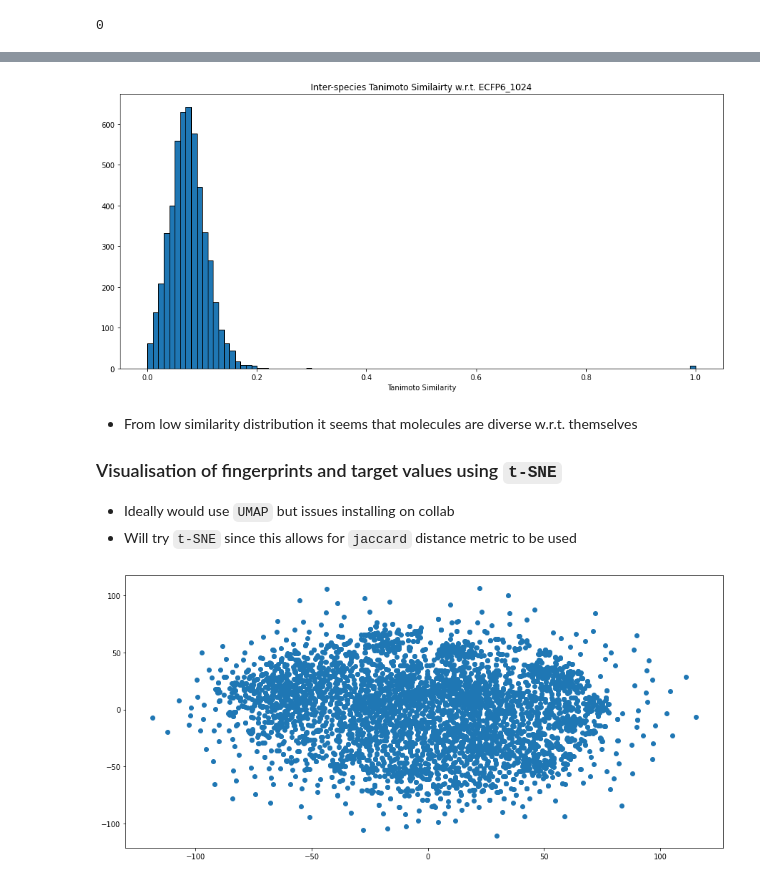
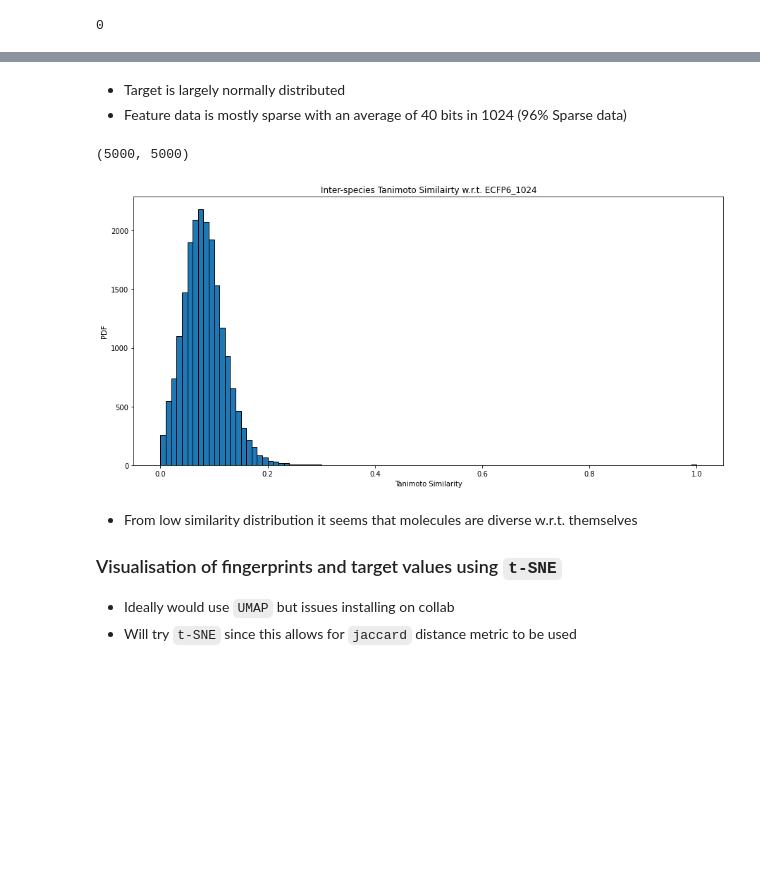
Before and after one commit to billalsohail/ML4MC, a Jupyter notebook: Calum_ML_playaround.ipynb, the cells around one changed output, grey strips where cells are left out. Cells and saved outputs as stored; diff of their text form; code cells hidden in the pictures; blank space fills up the shorter version.

```diff
--- a/Calum_ML_playaround.ipynb
+++ b/Calum_ML_playaround.ipynb
@@ -76,7 +75,7 @@ from dscribe.descriptors import MBTR
 
 from helpers import get_level
 # %%
-df = pd.read_json('df_5k.json', orient='split')
+df = pd.read_json('df_62k.json', orient='split')
 df.head()
 # %% [output]
 |  | refcode_csd | canonical_smiles | inchi | number_of_atoms | xyz_pbe_relaxed | energies_occ_pbe | ... |
@@ -91,5 +102,12 @@ df = df[~df['rdkit'].isna()]  # exclude invalid smiles codes
 # %%
-def mol_to_ecfp(mol, r=6, b=1024):
+def mol_to_ecfp(mol, r=3, b=1024):
+    """Generate ecfp for passed rdkit mol
+    mol : rdkit.chem.Mol
+    r : int (radius of ECFP)
+      for convention, ECFP<D> --> ECFP<2R> hence radius is passed.
+    b : int
+      Number of bits to use
+    """
     fp = AllChem.GetMorganFingerprintAsBitVect(mol, r, nBits=b)
     array = np.zeros((0,), dtype=np.int8)
     DataStructs.ConvertToNumpyArray(fp, array)
@@ -121,0 +121,5 @@ similarities = 1 - pairwise_distances(X, X, metric='jaccard', n_jobs=-1)
+# %%
+X = np.vstack(df['fingerprint'].values)
+y = df.apply(lambda row: get_level(row, level_type='HOMO', subset='PBE+vdW_vacuum'), axis=1).values
+
+print(np.isnan(y).sum())
@@ -122,26 +151,29 @@ similarities = 1 - pairwise_distances(X, X, metric='jaccard', n_jobs=-1)
+# %% [markdown]
+* Target is largely normally distributed
+* Feature data is mostly sparse with an average of 40 bits in 1024 (96% Sparse data)
+# %%
+sub_sample = np.random.choice(len(X_train), 5000, replace=False)
+X_train_sample, y_train_sample = X_train[sub_sample], y_train[sub_sample]
+
+similarities = 1 - pairwise_distances(X_train_sample, X_train_sample, metric='jaccard', n_jobs=-1)
+# %%
+similarities.shape
+# %% [output]
+(5000, 5000)
 # %%
-sample = np.random.choice(similarities.ravel(), 5000, replace=False)
+sample = np.random.choice(similarities.ravel(), 20000, replace=False)
 
 plt.figure(figsize=(15, 7))
 plt.hist(sample, bins=100, edgecolor="black")
 plt.title('Inter-species Tanimoto Similairty w.r.t. ECFP6_1024')
 plt.xlabel('Tanimoto Similarity')
-plt.ylabel('')
+plt.ylabel('PDF')
 plt.show()
 # %% [output]
-[figure, old version]
+[figure, new version]
 # %% [markdown]
 * From low similarity distribution it seems that molecules are diverse w.r.t. themselves
 
 ### Visualisation of fingerprints and target values using `t-SNE`
 * Ideally would use `UMAP` but issues installing on collab
 * Will try `t-SNE` since this allows for `jaccard` distance metric to be used
-# %%
-reducer = TSNE(metric='jaccard', n_components=2)  # 2 output columns
-embedding = reducer.fit_transform(X)
-
-plt.figure(figsize=(15, 7))
-plt.scatter(embedding[:, 0], embedding[:, 1])
-plt.show()
-# %% [output]
-[figure, removed]
```
Also changed, not shown: parts of 63 cells of this notebook.
